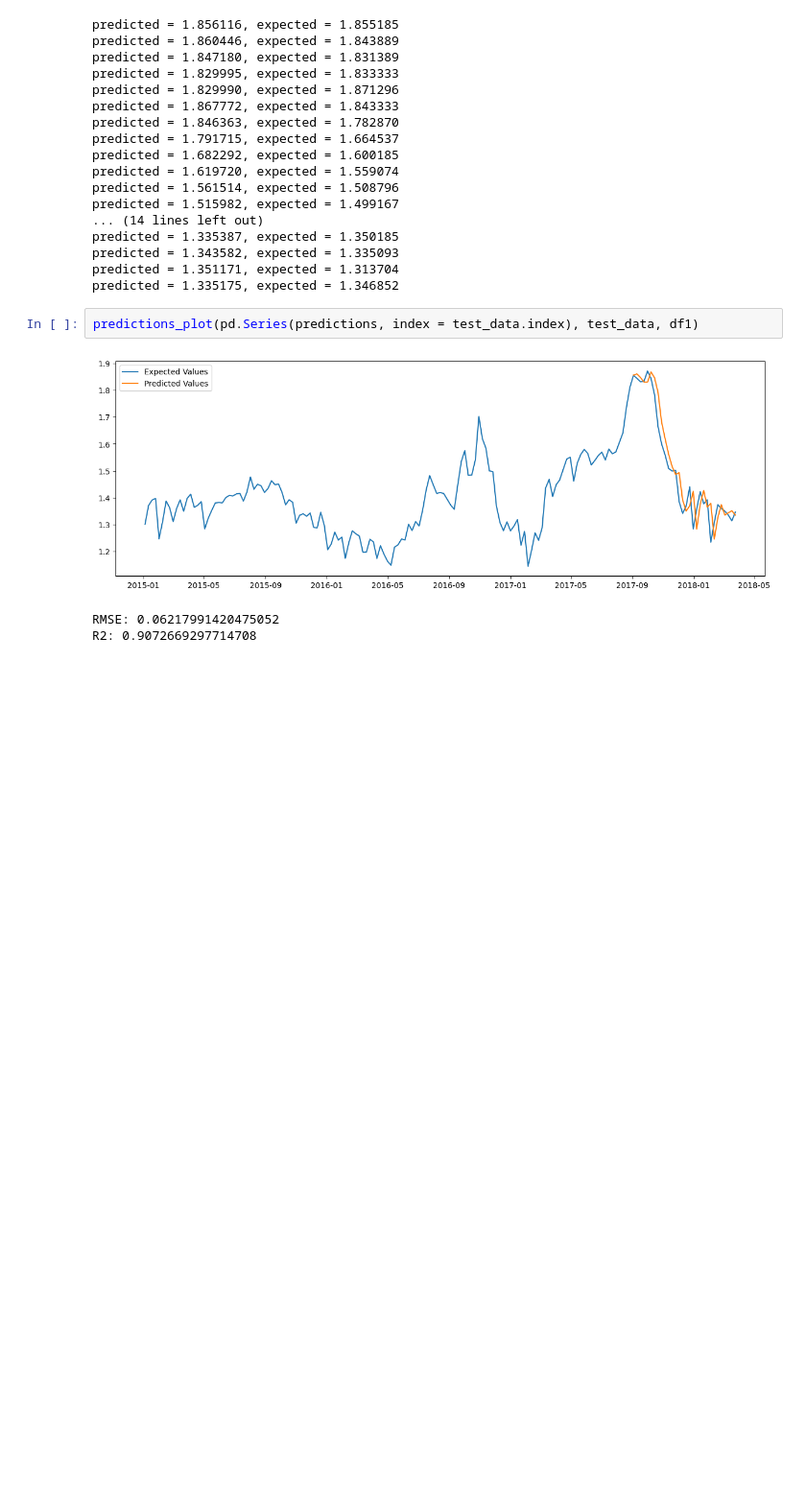
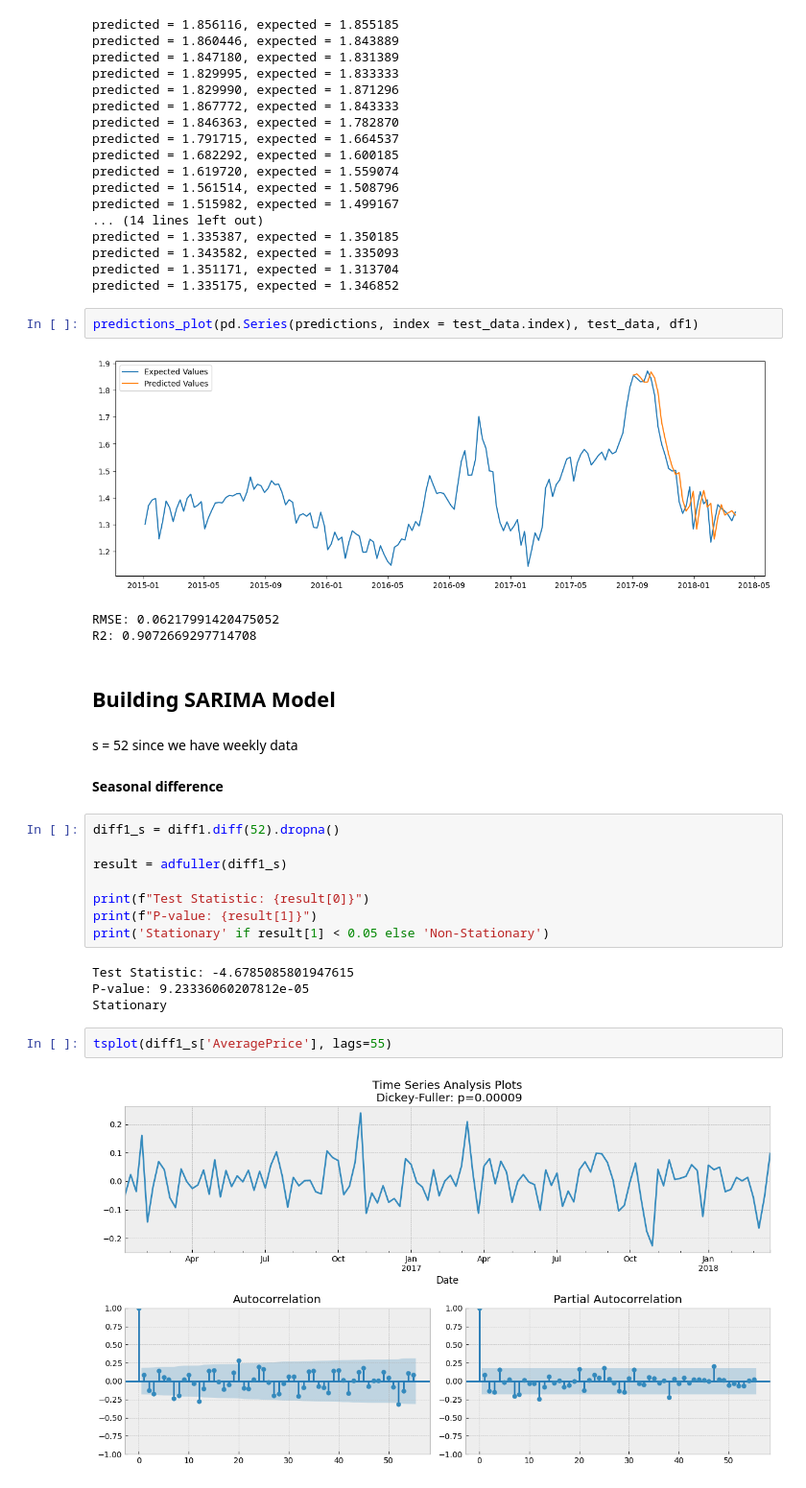
Before and after one commit to PNU-team-projects/avocado-price-forecasting, a Jupyter notebook: notebooks/notebook.ipynb, the cells around one changed output. Shown at 96% size. Cells and saved outputs as stored; diff of their text form; blank space fills up the shorter version.

Commit message:
APF-3 SARIMA model

```diff
--- a/notebooks/notebook.ipynb
+++ b/notebooks/notebook.ipynb
@@ -263,3 +263,25 @@ predictions_plot(pd.Series(predictions, index = test_data.index), test_data, df1
 [figure]
 RMSE: 0.06217991420475052
 R2: 0.9072669297714708
+# %% [markdown]
+## **Building SARIMA Model**
+# %% [markdown]
+s = 52 since we have weekly data
+# %% [markdown]
+**Seasonal difference**
+# %%
+diff1_s = diff1.diff(52).dropna()
+
+result = adfuller(diff1_s)
+
+print(f"Test Statistic: {result[0]}")
+print(f"P-value: {result[1]}")
+print('Stationary' if result[1] < 0.05 else 'Non-Stationary')
+# %% [output]
+Test Statistic: -4.6785085801947615
+P-value: 9.23336060207812e-05
+Stationary
+# %%
+tsplot(diff1_s['AveragePrice'], lags=55)
+# %% [output]
+[figure, added]
```
Also changed, not shown: parts of 14 cells of this notebook, 2 other files.
